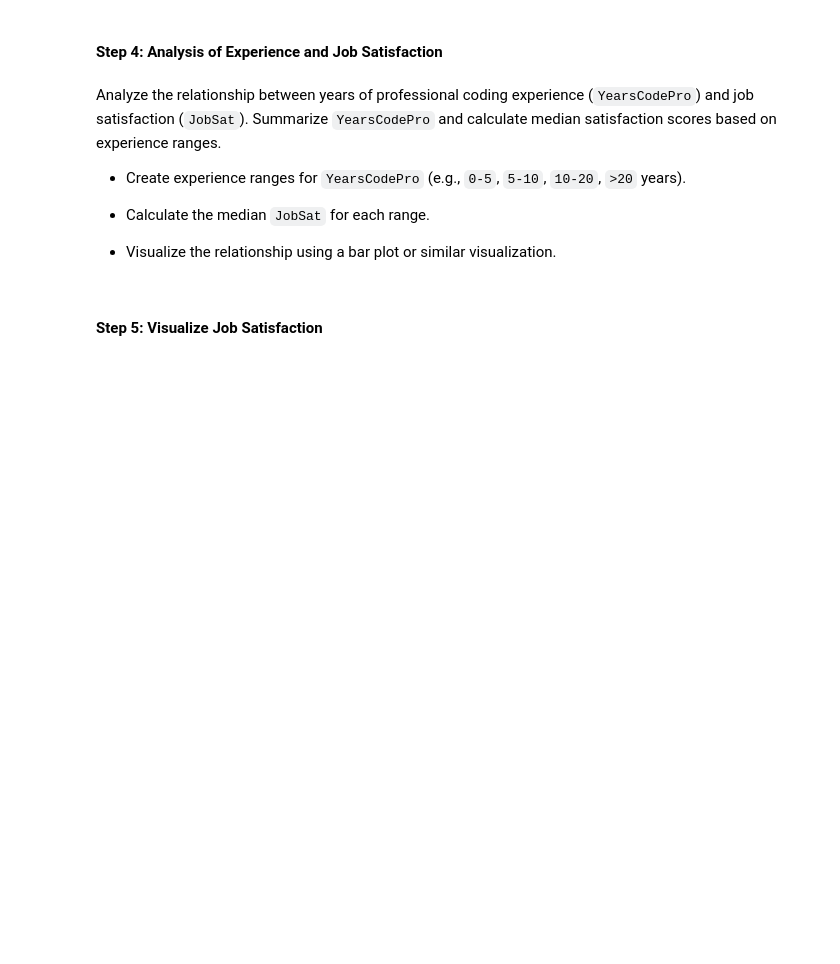
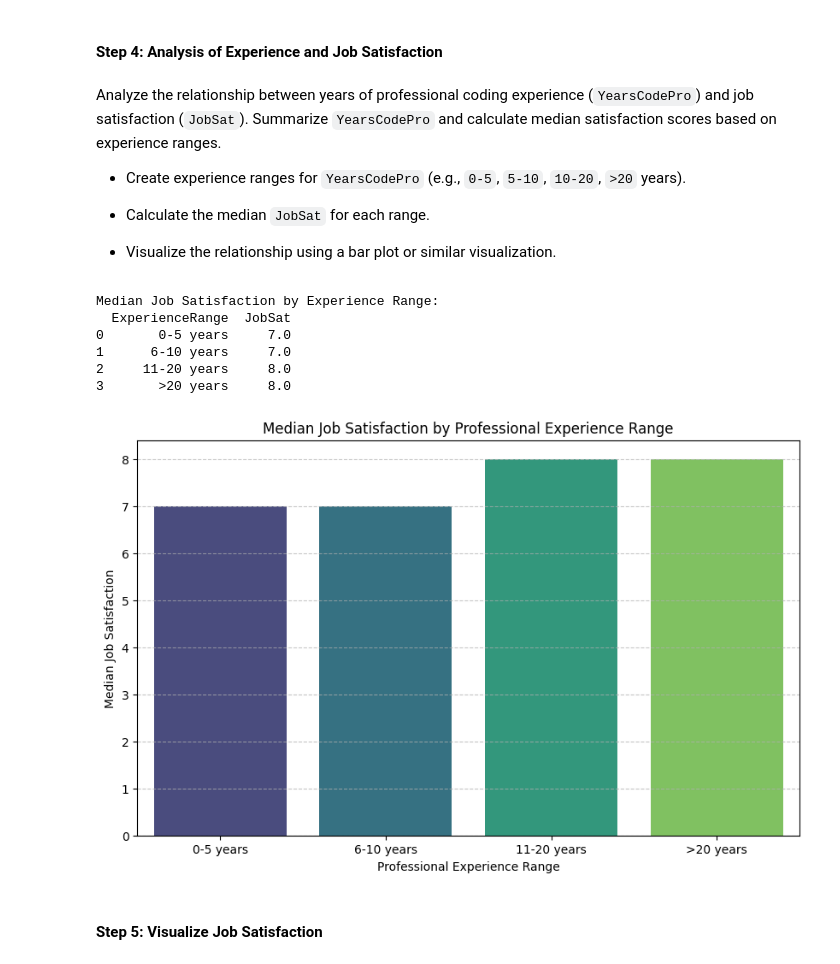
Before and after one commit to Sumant-crty/IBM-Data-Analyst-Capstone-Project, a Jupyter notebook: Hands-on Lab Exploratory Data Analysis.ipynb, the cells around one changed output. Cells and saved outputs as stored; diff of their text form; code cells hidden in the pictures; blank space fills up the shorter version.

```diff
--- a/Hands-on Lab Exploratory Data Analysis.ipynb
+++ b/Hands-on Lab Exploratory Data Analysis.ipynb
@@ -70,3 +153,37 @@ Analyze the relationship between years of professional coding experience (`Years
+# %%
+# Convert 'YearsCodePro' to numeric, coercing errors to NaN
+df['YearsCodePro'] = pd.to_numeric(df['YearsCodePro'], errors='coerce')
+
+# Drop rows where 'YearsCodePro' is NaN for this analysis to ensure valid ranges
+df_exp = df.dropna(subset=['YearsCodePro']).copy()
+
+# Create experience ranges
+bins = [-1, 5, 10, 20, df_exp['YearsCodePro'].max()]
+labels = ['0-5 years', '6-10 years', '11-20 years', '>20 years']
+df_exp['ExperienceRange'] = pd.cut(df_exp['YearsCodePro'], bins=bins, labels=labels, right=True)
+
+# Calculate median JobSat for each experience range, explicitly setting observed=False
+median_job_sat = df_exp.groupby('ExperienceRange', observed=False)['JobSat'].median().reset_index()
+
+print("Median Job Satisfaction by Experience Range:")
+print(median_job_sat)
+
+# Visualize the relationship, addressing the FutureWarning by assigning hue and setting legend=False
+plt.figure(figsize=(10, 6))
+sns.barplot(x='ExperienceRange', y='JobSat', data=median_job_sat, palette='viridis', hue='ExperienceRange', legend=False)
+plt.title('Median Job Satisfaction by Professional Experience Range')
+plt.xlabel('Professional Experience Range')
+plt.ylabel('Median Job Satisfaction')
+plt.grid(axis='y', linestyle='--', alpha=0.7)
+plt.show()
+# %% [output]
+Median Job Satisfaction by Experience Range:
+  ExperienceRange  JobSat
+0       0-5 years     7.0
+1      6-10 years     7.0
+2     11-20 years     8.0
+3       >20 years     8.0
+[figure, added]
 # %% [markdown]
 #### Step 5: Visualize Job Satisfaction
 # %% [markdown]
```
Also changed, not shown: parts of 22 cells of this notebook.
